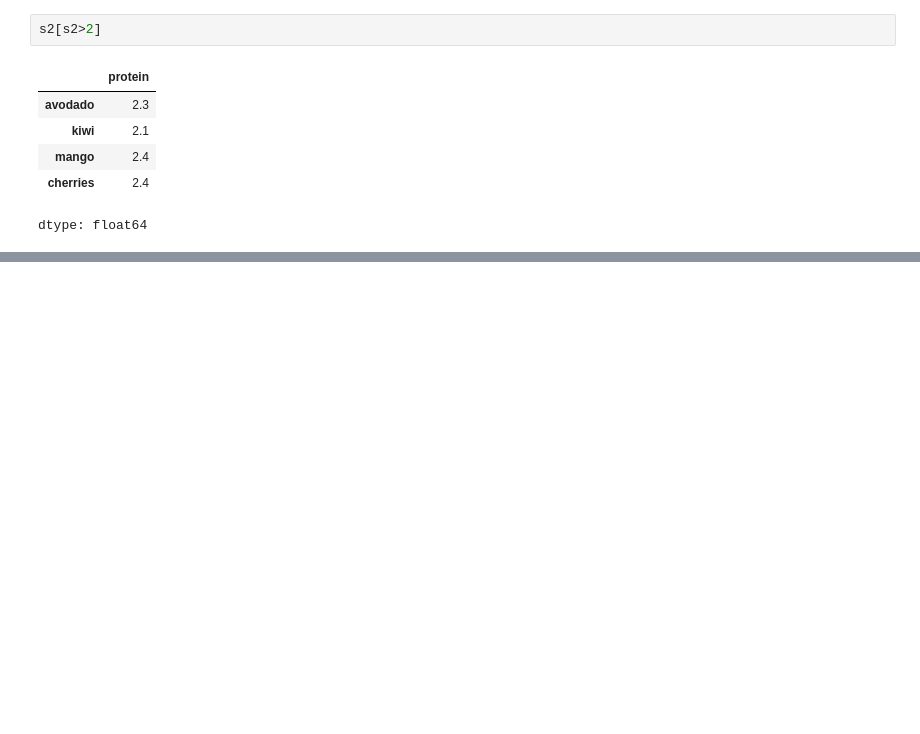
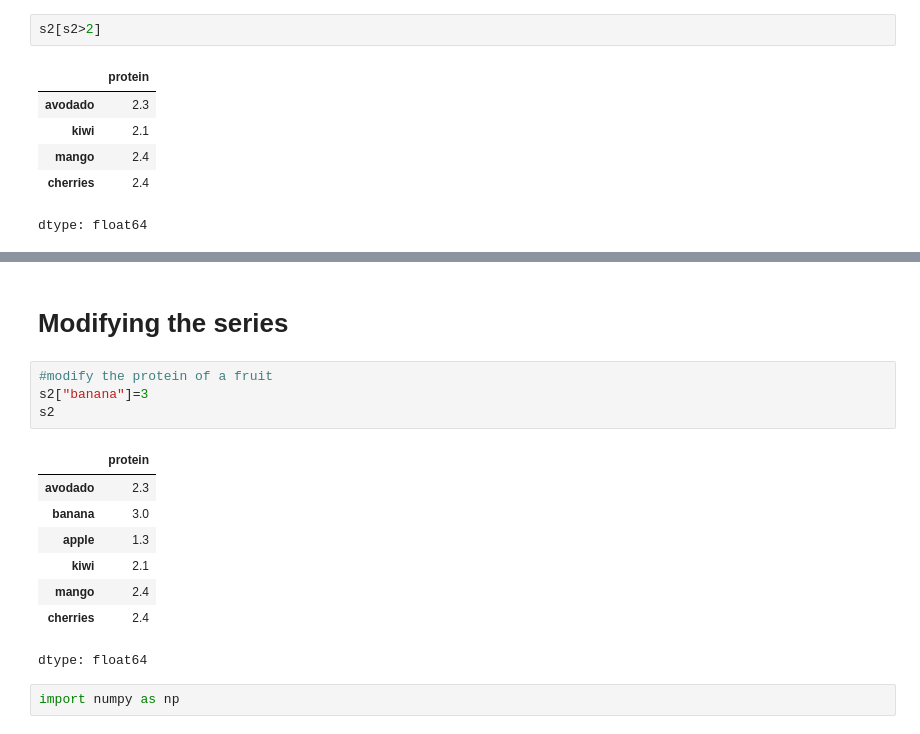
Before and after one commit to fafa20252025/fariba, a Jupyter notebook: pandasexercise.ipynb, the cells around one changed output, grey strips where cells are left out. Cells and saved outputs as stored; diff of their text form; blank space fills up the shorter version.

```diff
--- a/pandasexercise.ipynb
+++ b/pandasexercise.ipynb
@@ -133,0 +156,17 @@ dtype: float64
+# %% [markdown]
+# **Modifying the series**
+# %%
+#modify the protein of a fruit
+s2["banana"]=3
+s2
+# %% [output]
+|  | protein |
+| avodado | 2.3 |
+| banana | 3.0 |
+| apple | 1.3 |
+| kiwi | 2.1 |
+| mango | 2.4 |
+| cherries | 2.4 |
+dtype: float64
+# %%
+import numpy as np
```
Also changed, not shown: parts of 10 cells of this notebook.
